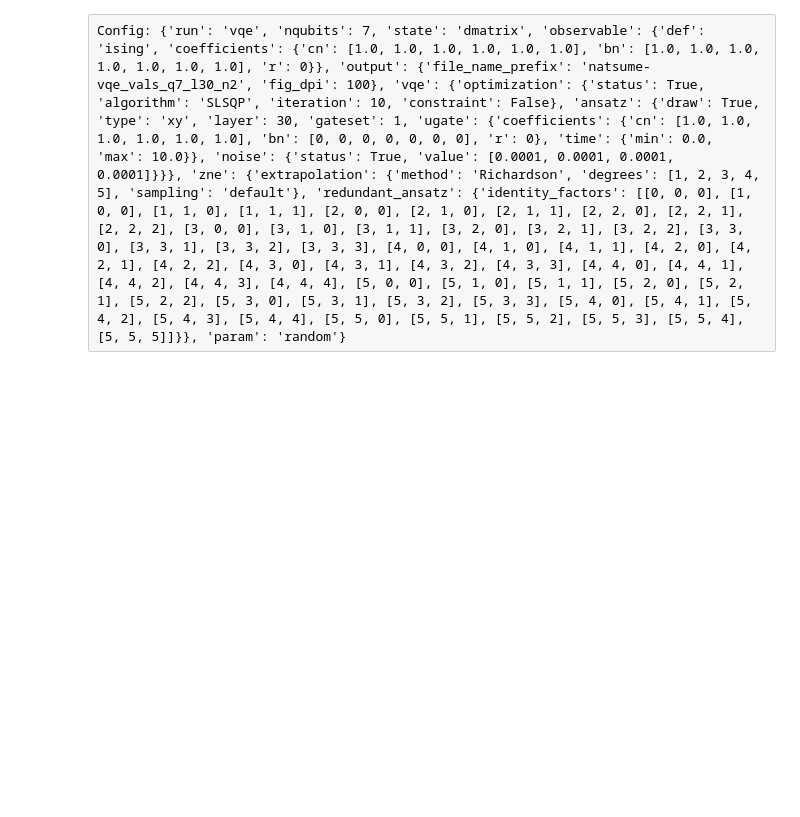
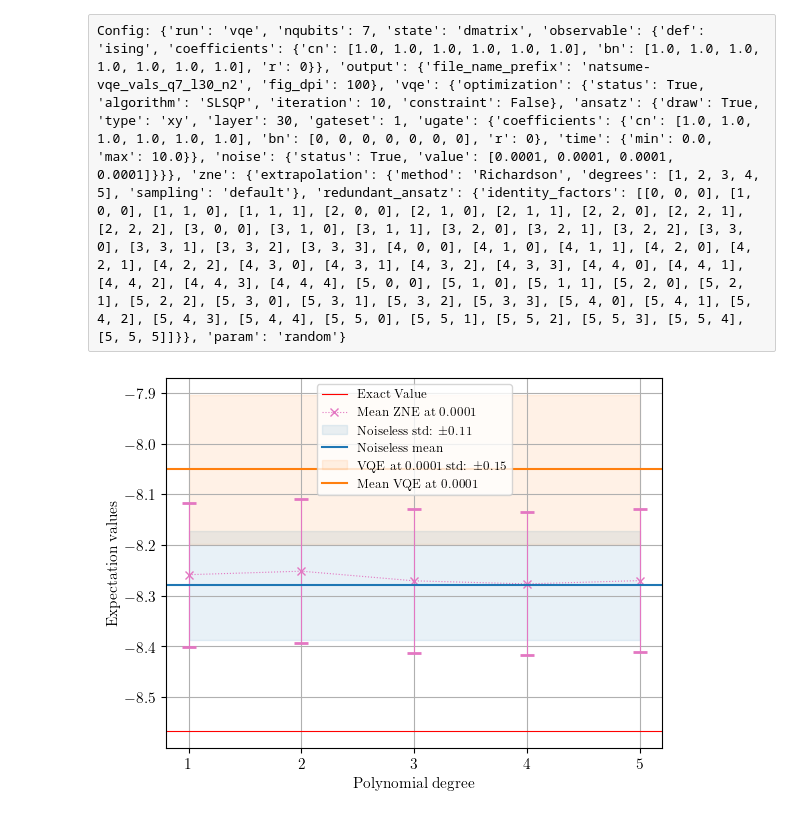
Before and after one commit to arijit-ship/indirect-zne, a Jupyter notebook: notebook/zne_experimental_result.ipynb, the cells around one changed output. Drawn from its saved outputs; the diff is of its cells as text; code cells hidden in the pictures; blank space fills up the shorter version.

```diff
--- a/notebook/zne_experimental_result.ipynb
+++ b/notebook/zne_experimental_result.ipynb
@@ -200,2 +200,66 @@ Optimized initial param:    [-0.27391884874272526, 0.0884104863976336, 2.8407612
 """
 zne_n2_sample10 = [{'degree': 1, 'value': -8.26783748195675}, {'degree': 2, 'value': -8.260571883316487}, {'degree': 3, 'value': -8.280242962326373}, {'degree': 4, 'value': -8.28682320480064}, {'degree': 5, 'value': -8.28020294695729}]
+# %%
+# Noisy standard VQE
+q7_n2_vals = [-7.930310190255489, -8.203754972567195, -8.0130509533157, -8.210385024706664, -7.785254186802164, -8.112245381310693, -8.215046679708708, -8.139267875840034, -7.844984628233339, -8.055470527448735]
+q7_n2_mean = np.mean(q7_n2_vals)
+q7_n2_sd = np.std(q7_n2_vals)
+
+
+# Aggregate all lists into one
+zne_n2_all = [zne_n2_sample1, zne_n2_sample2, zne_n2_sample3, zne_n2_sample4, zne_n2_sample5, zne_n2_sample6, zne_n2_sample7, zne_n2_sample8, zne_n2_sample9, zne_n2_sample10]
+
+zne_n2_d1 = []
+zne_n2_d2 = []
+zne_n2_d3 = []
+zne_n2_d4 = []
+zne_n2_d5 = []
+for sample in zne_n2_all:
+    zne_n2_d1.append(sample[0]["value"])
+    zne_n2_d2.append(sample[1]["value"])
+    zne_n2_d3.append(sample[2]["value"])
+    zne_n2_d4.append(sample[3]["value"])
+    zne_n2_d5.append(sample[4]["value"])
+
+zne_n2_means = [
+    np.mean(zne_n2_d1),
+    np.mean(zne_n2_d2),
+    np.mean(zne_n2_d3),
+    np.mean(zne_n2_d4),
+    np.mean(zne_n2_d5)
+]
+
+zne_n2_std = [
+    np.std(zne_n2_d1),
+    np.std(zne_n2_d2),
+    np.std(zne_n2_d3),
+    np.std(zne_n2_d4),
+    np.std(zne_n2_d5),
+]
+
+degrees = ["1", "2", "3", "4", "5"]
+# Noise
+n2 = "0.0001"
+
+# Plottin the exact eigen value
+plt.axhline(y=q7_exact_val, color = "red", linestyle='-', label='Exact Value', linewidth=0.8)
+
+# Plotting zne mean values at different degrees
+plt.plot(degrees, zne_n2_means, marker='x', linestyle='dotted', color = "#e377c2", label=f'Mean ZNE at ${n2}$', linewidth=0.8)
+plt.errorbar(degrees, zne_n2_means, zne_n2_std, ecolor="#e377c2", capthick=2, capsize=5, linestyle='none', linewidth=0.8)
+
+# Plotting noiseless VQE values with standard ansatz
+plt.fill_between(degrees, q7_noise_off_mean - q7_noise_off_sd, q7_noise_off_mean + q7_noise_off_sd, color="#1f77b4", alpha=0.1, label=f"Noiseless std: ±{q7_noise_off_sd:.2f} ")
+plt.axhline(y=q7_noise_off_mean, color="#1f77b4", label=f"Noiseless mean")
+
+# Plotting noisy VQE values with standard ansatz
+plt.fill_between(degrees, q7_n2_mean - q7_n2_sd, q7_n2_mean + q7_n2_sd, color="#ff7f0e", alpha=0.1, label=f"VQE at {n2} std: ±{q7_n2_sd:.2f} ")
+plt.axhline(y=q7_n2_mean, color="#ff7f0e", label=f"Mean VQE at {n2}")
+
+plt.xlabel('Polynomial degree')
+plt.ylabel('Expectation values')
+plt.grid(True)
+plt.legend(fontsize='small')
+plt.show()
+# %% [output]
+[figure, added]
```
Also changed, not shown: parts of 5 cells of this notebook, 2 other files.
